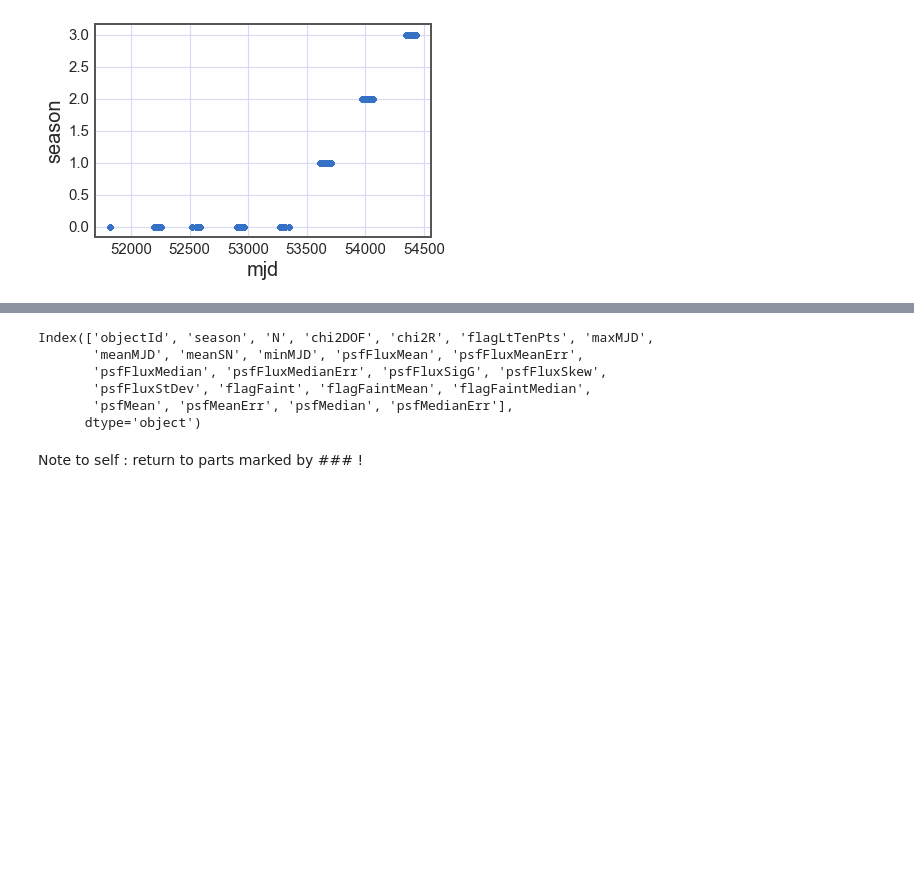
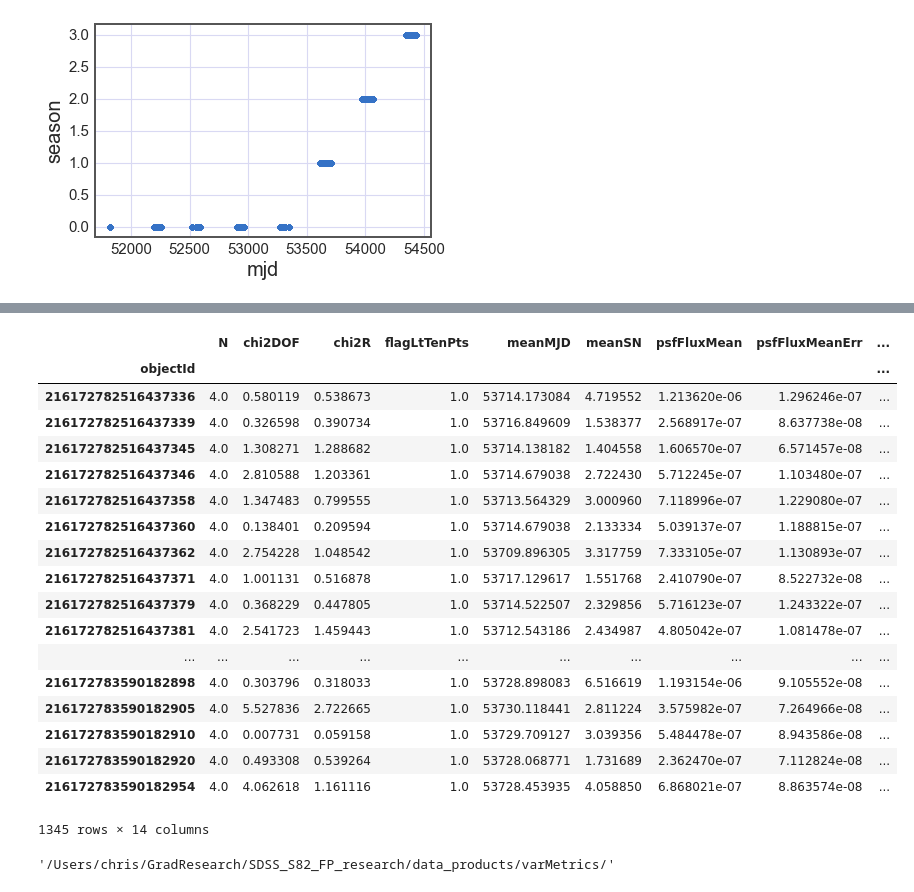
Before and after one commit to suberlak/SDSS_S82_FP_research, a Jupyter notebook: code/07.2017_Seasonally_Binned_Statistics_S82.ipynb, the cells around one changed output, grey strips where cells are left out. Drawn from its saved outputs; the diff is of its cells as text; code cells hidden in the pictures; blank space fills up the shorter version.

```diff
--- a/code/07.2017_Seasonally_Binned_Statistics_S82.ipynb
+++ b/code/07.2017_Seasonally_Binned_Statistics_S82.ipynb
@@ -200,0 +191,20 @@ seasonal_averages= grouped.apply(varF.computeVarMetrics,
+# %%
+# calculate averages within each season
+# since these are aggregates within each
+# season, call it by that name to make
+# all things easier...
+
+season_agg= grouped.apply(varF.computeVarMetrics,
+                                 flux_column='psfFluxJy',
+                                 error_column = 'psfFluxErrJy',
+                                 time_column = 'mjd',
+                                 calc_sigma_pdf = False,
+                                 verbose=False,
+                                 seasonal_average = True)
+#
+# returns a pd.Series with the following columns :
+#
+# 'objectId', 'season', 'N', 'chi2DOF', 'chi2R', 'flagLtTenPts', 'maxMJD',
+# 'meanMJD', 'meanSN', 'minMJD', 'psfFluxMean', 'psfFluxMeanErr',
+# 'psfFluxMedian', 'psfFluxMedianErr', 'psfFluxSigG', 'psfFluxSkew',
+# 'psfFluxStDev'
@@ -239,0 +345,8 @@ There are 0 seasons of 5377 that have Median-based  S/N < 2
+# %%
+# need to change the multindex to columns, to be able to aggregate again...
+# https://stackoverflow.com/questions/20110170/turn-pandas-multi-index-into-column
+season_agg.reset_index(inplace=True)
+
+#### Save the seasonal averages HERE !
+path = DirOut+ 'S_'+name
+season_agg.to_csv(path)
@@ -318,20 +370,20 @@ seasonal_averages[:10]
-# %%
-seasonal_averages.columns
-# %% [output]
-Index(['objectId', 'season', 'N', 'chi2DOF', 'chi2R', 'flagLtTenPts', 'maxMJD',
-       'meanMJD', 'meanSN', 'minMJD', 'psfFluxMean', 'psfFluxMeanErr',
-       'psfFluxMedian', 'psfFluxMedianErr', 'psfFluxSigG', 'psfFluxSkew',
-       'psfFluxStDev', 'flagFaint', 'flagFaintMean', 'flagFaintMedian',
-       'psfMean', 'psfMeanErr', 'psfMedian', 'psfMedianErr'],
-      dtype='object')
 # %%
 # 3a) Aggregate by objectId
-grouped = seasonal_averages.groupby('objectId')
+grouped = season_agg.groupby('objectId')
 
 # calculate stats using seasonal averages...
 # do it only using Mean...
 # next time around can also do that using Median, and
 # hstack the two ...
+
+# the problem here is that we have
+# mean-based and median-based seasonal averages,
+# and then we calculate averages of that
+# so in a way we'd have mean of mean, median of mean,
+# mean of median,  median of median,
+# depending on what we choose to represent
+# seasonal fluxes below as
+# flux_column  and error_column
 varMetricsSeasons  = grouped.apply(varF.computeVarMetrics,
                                  flux_column='psfFluxMean',
                                  error_column = 'psfFluxMeanErr',
@@ -339,6 +391,28 @@ varMetricsSeasons  = grouped.apply(varF.computeVarMetrics,
                                  calc_sigma_pdf = False,
                                  verbose=False,
                                  seasonal_average = False)
+# %%
+varMetricsSeasons
+# %% [output]
+|  | N | chi2DOF | chi2R | flagLtTenPts | meanMJD | meanSN | psfFluxMean | psfFluxMeanErr | ... |
+| objectId |  |  |  |  |  |  |  |  | ... |
+| 216172782516437336 | 4.0 | 0.580119 | 0.538673 | 1.0 | 53714.173084 | 4.719552 | 1.213620e-06 | 1.296246e-07 | ... |
+| 216172782516437339 | 4.0 | 0.326598 | 0.390734 | 1.0 | 53716.849609 | 1.538377 | 2.568917e-07 | 8.637738e-08 | ... |
+| 216172782516437345 | 4.0 | 1.308271 | 1.288682 | 1.0 | 53714.138182 | 1.404558 | 1.606570e-07 | 6.571457e-08 | ... |
+| 216172782516437346 | 4.0 | 2.810588 | 1.203361 | 1.0 | 53714.679038 | 2.722430 | 5.712245e-07 | 1.103480e-07 | ... |
+| 216172782516437358 | 4.0 | 1.347483 | 0.799555 | 1.0 | 53713.564329 | 3.000960 | 7.118996e-07 | 1.229080e-07 | ... |
+| 216172782516437360 | 4.0 | 0.138401 | 0.209594 | 1.0 | 53714.679038 | 2.133334 | 5.039137e-07 | 1.188815e-07 | ... |
+| 216172782516437362 | 4.0 | 2.754228 | 1.048542 | 1.0 | 53709.896305 | 3.317759 | 7.333105e-07 | 1.130893e-07 | ... |
+| 216172782516437371 | 4.0 | 1.001131 | 0.516878 | 1.0 | 53717.129617 | 1.551768 | 2.410790e-07 | 8.522732e-08 | ... |
+| 216172782516437379 | 4.0 | 0.368229 | 0.447805 | 1.0 | 53714.522507 | 2.329856 | 5.716123e-07 | 1.243322e-07 | ... |
+| 216172782516437381 | 4.0 | 2.541723 | 1.459443 | 1.0 | 53712.543186 | 2.434987 | 4.805042e-07 | 1.081478e-07 | ... |
+| ... | ... | ... | ... | ... | ... | ... | ... | ... | ... |
+| 216172783590182898 | 4.0 | 0.303796 | 0.318033 | 1.0 | 53728.898083 | 6.516619 | 1.193154e-06 | 9.105552e-08 | ... |
+| 216172783590182905 | 4.0 | 5.527836 | 2.722665 | 1.0 | 53730.118441 | 2.811224 | 3.575982e-07 | 7.264966e-08 | ... |
+| 216172783590182910 | 4.0 | 0.007731 | 0.059158 | 1.0 | 53729.709127 | 3.039356 | 5.484478e-07 | 8.943586e-08 | ... |
+| 216172783590182920 | 4.0 | 0.493308 | 0.539264 | 1.0 | 53728.068771 | 1.731689 | 2.362470e-07 | 7.112824e-08 | ... |
+| 216172783590182954 | 4.0 | 4.062618 | 1.161116 | 1.0 | 53728.453935 | 4.058850 | 6.868021e-07 | 8.863574e-08 | ... |
+1345 rows × 14 columns
 # %%
 # need to rename the columns to reflect the fact that we used seasonal Mean-based averages,
 # as opposed to Median-based averages
@@ -353,2 +431,4 @@ varMetricsSeasons['psfMeanErr'] = procP.flux2absigma(varMetricsSeasons['psfFluxM
-# %% [markdown]
-Note to self  : return to parts marked by ### !
+# %%
+DirOut
+# %% [output]
+'/Users/chris/GradResearch/SDSS_S82_FP_research/data_products/varMetrics/'
```
Also changed, not shown: parts of 20 cells of this notebook.
